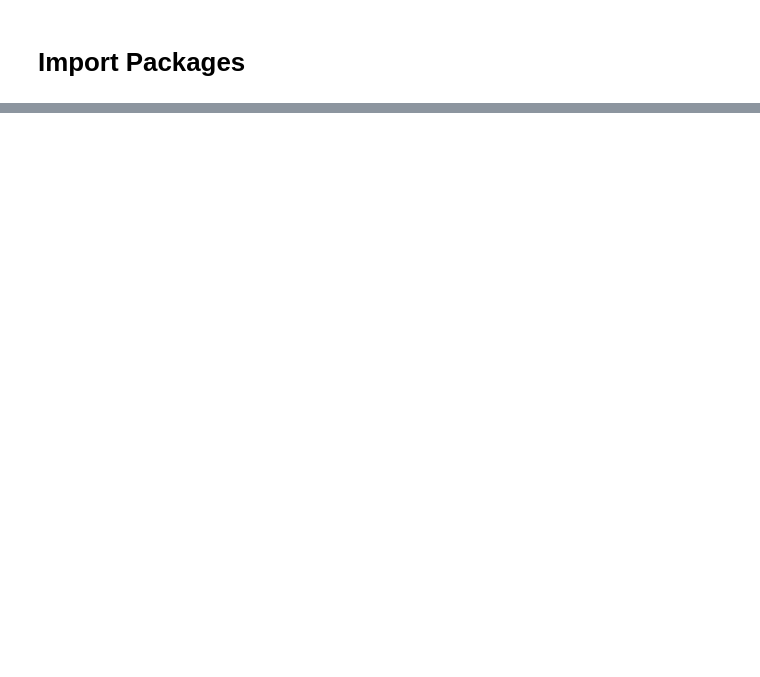
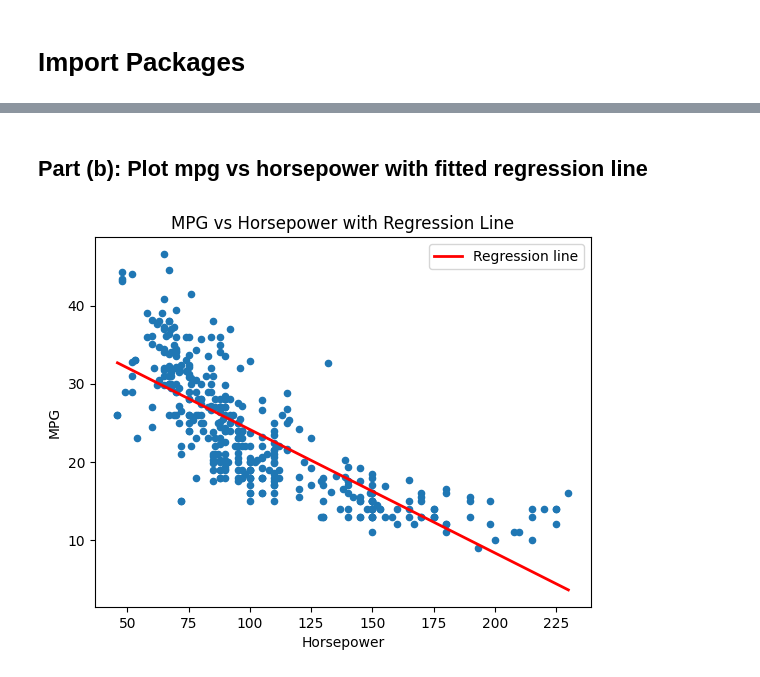
Before and after one commit to Onyekachukwu-Nweke/islp_exercises, a Jupyter notebook: Ch02_linreg_ex.ipynb, the cells around one changed output, grey strips where cells are left out. Drawn from its saved outputs; the diff is of its cells as text; code cells hidden in the pictures; blank space fills up the shorter version.

Commit message:
Add Ch02 Auto simple regression analysis for Q8

```diff
--- a/Ch02_linreg_ex.ipynb
+++ b/Ch02_linreg_ex.ipynb
@@ -35,0 +20,5 @@ from ISLP import load_data
+# %%
+Auto = load_data('Auto')
+Auto.describe()
+# Auto.columns
+# Auto.shape
@@ -35,0 +37,6 @@ from ISLP import load_data
+# %%
+y = Auto['mpg'] # response
+X = Auto['horsepower'] # predictor
+X = sm.add_constant(X) # add intercept
+
+X.head()
@@ -35,0 +53,3 @@ from ISLP import load_data
+# %%
+model = sm.OLS(y, X).fit()
+model.summary()
@@ -35,0 +165,17 @@ from ISLP import load_data
+# %% [markdown]
+## Part (b): Plot mpg vs horsepower with fitted regression line
+# %%
+ax = Auto.plot.scatter(x="horsepower", y="mpg")
+
+# Add regression line using the fitted model
+horsepower_range = np.linspace(Auto['horsepower'].min(), Auto['horsepower'].max(), 100)
+X_pred = sm.add_constant(horsepower_range)
+y_pred = model.predict(X_pred)
+
+ax.plot(horsepower_range, y_pred, color='red', linewidth=2, label='Regression line')
+ax.set_xlabel('Horsepower')
+ax.set_ylabel('MPG')
+ax.set_title('MPG vs Horsepower with Regression Line')
+ax.legend();
+# %% [output]
+[figure, added]
```
Also changed, not shown: parts of 16 cells of this notebook, 3 other files.
